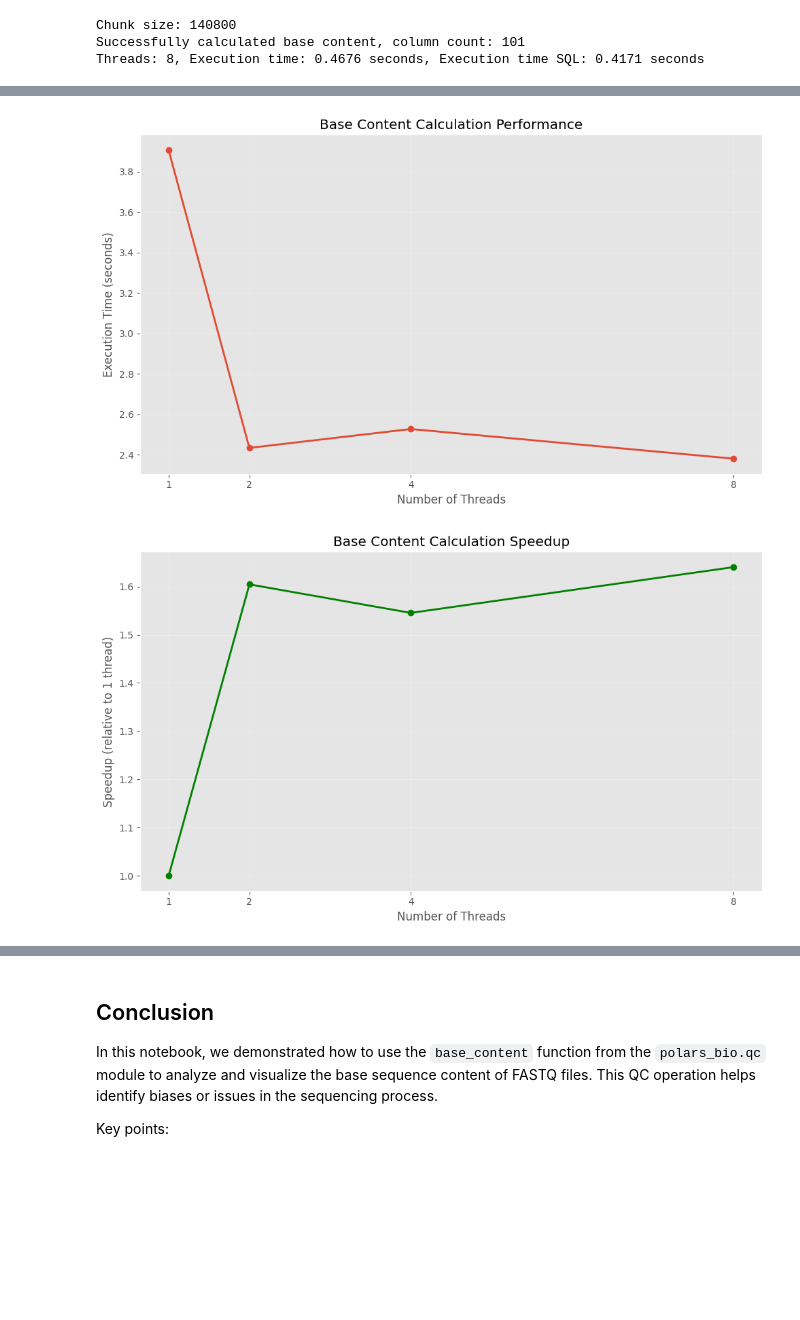
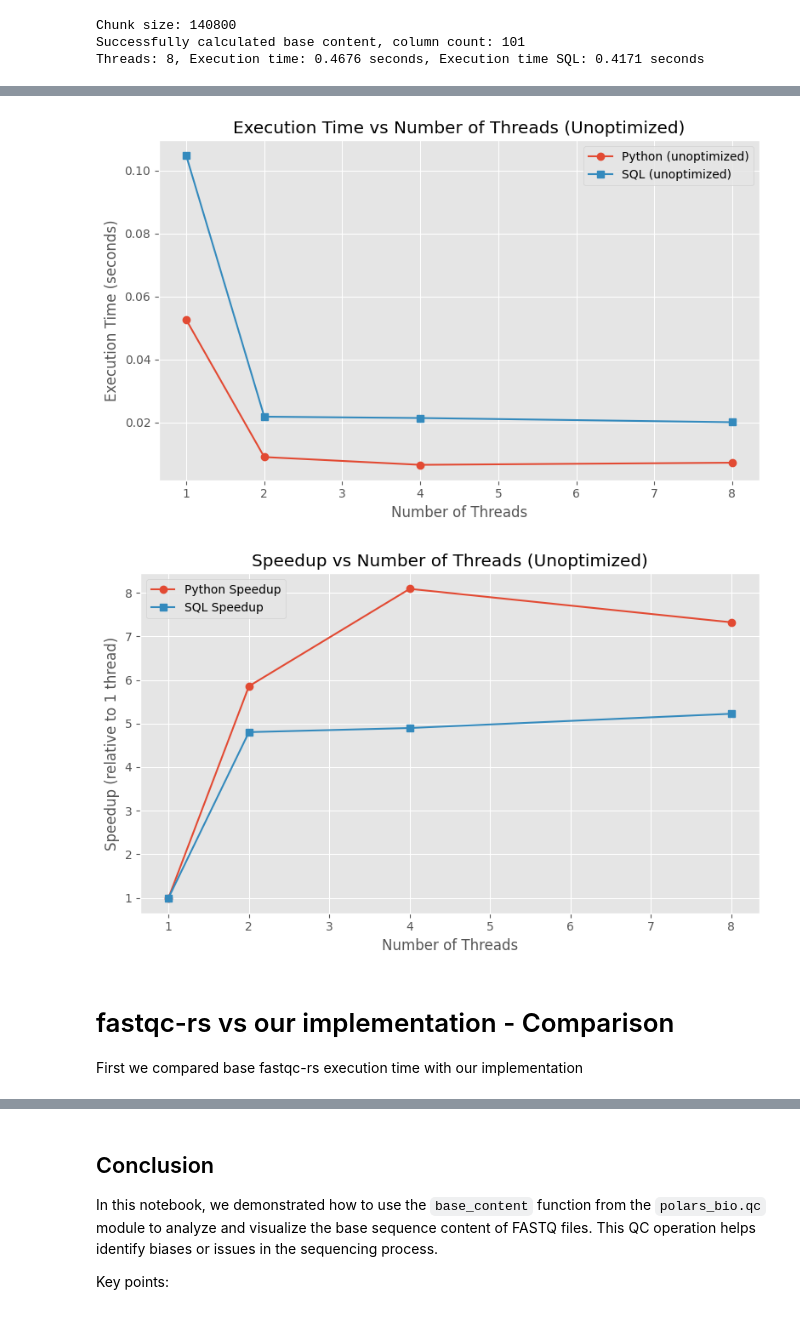
Before and after one commit to bartwild/polars-bio, a Jupyter notebook: examples/base_content_qc.ipynb, the cells around one changed output, grey strips where cells are left out. Saved outputs shown, nothing was run; the diff lists cells and outputs as text; code cells hidden in the pictures; blank space fills up the shorter version.

```diff
--- a/examples/base_content_qc.ipynb
+++ b/examples/base_content_qc.ipynb
@@ -379,4 +381,22 @@ Threads: 8, Execution time: 0.4676 seconds, Execution time SQL: 0.4171 seconds
 # %%
+import polars_bio as pb
+import polars as pl
+import pandas as pd
+import matplotlib.pyplot as plt
+import numpy as np
+import os
+
+
+# Set plotting style
+plt.style.use('ggplot')
+plt.rcParams['figure.figsize'] = (12, 6)
+
+# Path to the example FASTQ file
+fastq_file = "../tests/data/example_small.fastq"
+
+# Read the FASTQ file
+df = pb.read_fastq(fastq_file).collect()
+
 import time
 import os
 print(f"Number of CPU cores: {os.cpu_count()}")
@@ -396,7 +416,7 @@ for threads in thread_counts:
     pb.ctx.set_option("datafusion.execution.target_partitions", str(threads))
 
     start_time = time.time()
-    pb.sql("select base_content(sequence) from example").collect()
+    pb.sql("select base_content(sequence) from example_small").collect()
     end_time = time.time()
     execution_time_sql = end_time - start_time
     execution_times_sql.append(execution_time_sql)
@@ -414,28 +443,33 @@ ComputeError: caught exception during execution of a Python source, exception: E
 # %%
-# Plot the results
-plt.figure(figsize=(10, 6))
-plt.plot(thread_counts, execution_times, 'o-', linewidth=2)
-plt.xlabel('Number of Threads')
-plt.ylabel('Execution Time (seconds)')
-plt.title('Base Content Calculation Performance')
-plt.grid(True, alpha=0.3)
-plt.xticks(thread_counts)
+import matplotlib.pyplot as plt
+
+plt.figure(figsize=(8, 5))
+plt.plot(thread_counts, execution_times, label="Python (unoptimized)", marker='o')
+plt.plot(thread_counts, execution_times_sql, label="SQL (unoptimized)", marker='s')
+plt.xlabel("Number of Threads")
+plt.ylabel("Execution Time (seconds)")
+plt.title("Execution Time vs Number of Threads (Unoptimized)")
+plt.legend()
+plt.grid(True)
 plt.tight_layout()
 plt.show()
 
-# Calculate speedup
-baseline_time = execution_times[0]  # Time with 1 thread
-speedups = [baseline_time / time for time in execution_times]
+def compute_speedup(times):
+    return [times[0] / t for t in times]
 
-plt.figure(figsize=(10, 6))
-plt.plot(thread_counts, speedups, 'o-', linewidth=2, color='green')
-plt.xlabel('Number of Threads')
-plt.ylabel('Speedup (relative to 1 thread)')
-plt.title('Base Content Calculation Speedup')
-plt.grid(True, alpha=0.3)
-plt.xticks(thread_counts)
+plt.figure(figsize=(8, 5))
+plt.plot(thread_counts, compute_speedup(execution_times), label="Python Speedup", marker='o')
+plt.plot(thread_counts, compute_speedup(execution_times_sql), label="SQL Speedup", marker='s')
+plt.xlabel("Number of Threads")
+plt.ylabel("Speedup (relative to 1 thread)")
+plt.title("Speedup vs Number of Threads (Unoptimized)")
+plt.legend()
+plt.grid(True)
 plt.tight_layout()
 plt.show()
 # %% [output]
-[figure, old version]
+[figure, new version]
-[figure, old version]
+[figure, new version]
+# %% [markdown]
+# fastqc-rs vs our implementation - Comparison
+First we compared base fastqc-rs execution time with our implementation
```
Also changed, not shown: parts of 7 cells of this notebook, 4 other files.
